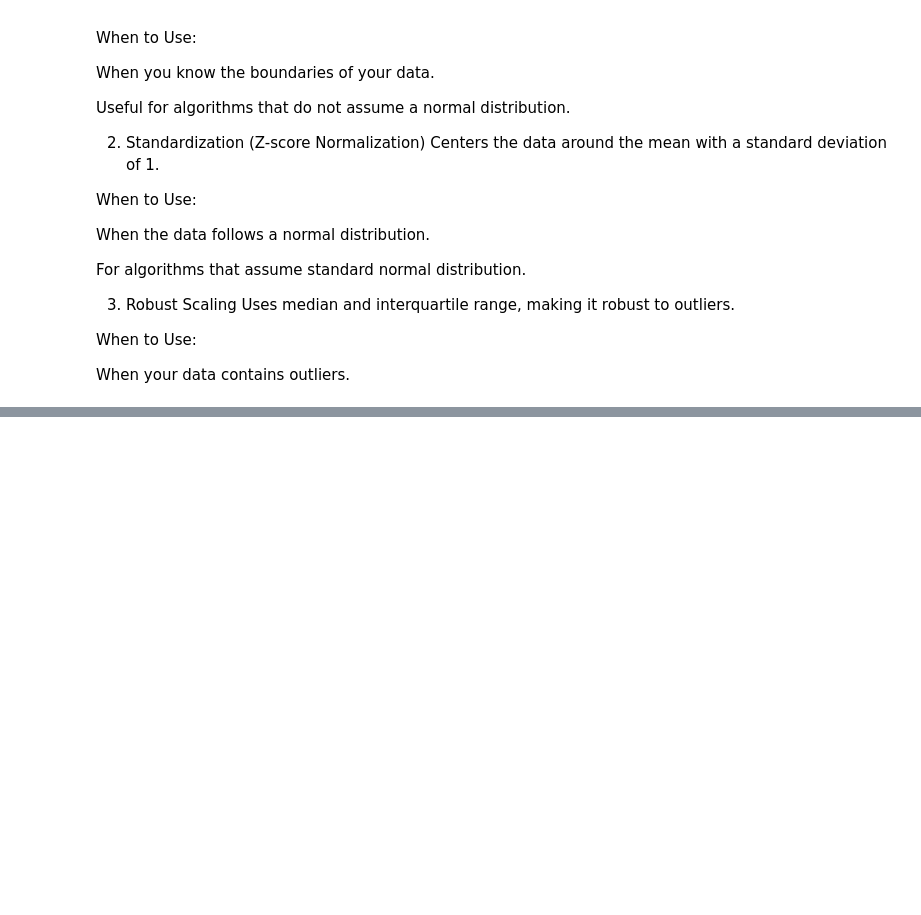
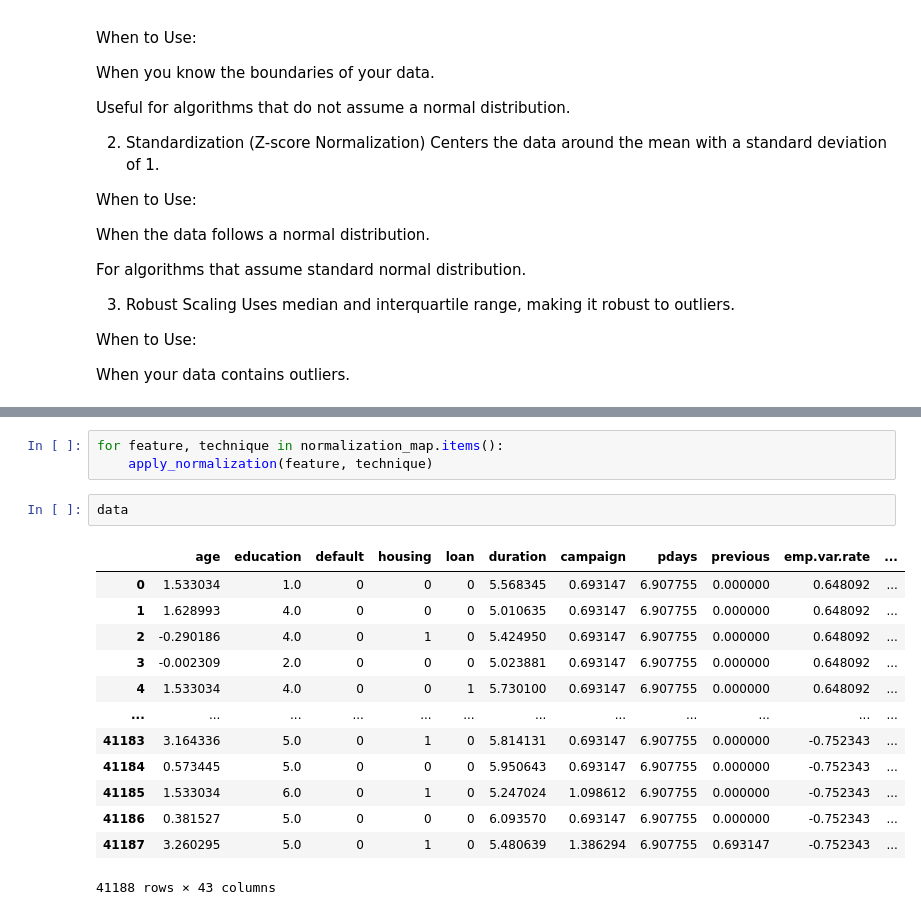
Before and after one commit to BPATHAK10/Bank-Marketing-Classifier, a Jupyter notebook: Homework-5.ipynb, the cells around one changed output, grey strips where cells are left out. Saved outputs shown, nothing was run; the diff lists cells and outputs as text; blank space fills up the shorter version.

Commit message:
completed feature normalization

```diff
--- a/Homework-5.ipynb
+++ b/Homework-5.ipynb
@@ -269,0 +435,19 @@ plt.show()
+# %%
+for feature, technique in normalization_map.items():
+    apply_normalization(feature, technique)
+# %%
+data
+# %% [output]
+|  | age | education | default | housing | loan | duration | campaign | pdays | previous | emp.var.rate | ... |
+| 0 | 1.533034 | 1.0 | 0 | 0 | 0 | 5.568345 | 0.693147 | 6.907755 | 0.000000 | 0.648092 | ... |
+| 1 | 1.628993 | 4.0 | 0 | 0 | 0 | 5.010635 | 0.693147 | 6.907755 | 0.000000 | 0.648092 | ... |
+| 2 | -0.290186 | 4.0 | 0 | 1 | 0 | 5.424950 | 0.693147 | 6.907755 | 0.000000 | 0.648092 | ... |
+| 3 | -0.002309 | 2.0 | 0 | 0 | 0 | 5.023881 | 0.693147 | 6.907755 | 0.000000 | 0.648092 | ... |
+| 4 | 1.533034 | 4.0 | 0 | 0 | 1 | 5.730100 | 0.693147 | 6.907755 | 0.000000 | 0.648092 | ... |
+| ... | ... | ... | ... | ... | ... | ... | ... | ... | ... | ... | ... |
+| 41183 | 3.164336 | 5.0 | 0 | 1 | 0 | 5.814131 | 0.693147 | 6.907755 | 0.000000 | -0.752343 | ... |
+| 41184 | 0.573445 | 5.0 | 0 | 0 | 0 | 5.950643 | 0.693147 | 6.907755 | 0.000000 | -0.752343 | ... |
+| 41185 | 1.533034 | 6.0 | 0 | 1 | 0 | 5.247024 | 1.098612 | 6.907755 | 0.000000 | -0.752343 | ... |
+| 41186 | 0.381527 | 5.0 | 0 | 0 | 0 | 6.093570 | 0.693147 | 6.907755 | 0.000000 | -0.752343 | ... |
+| 41187 | 3.260295 | 5.0 | 0 | 1 | 0 | 5.480639 | 1.386294 | 6.907755 | 0.693147 | -0.752343 | ... |
+41188 rows × 43 columns
```
Also changed, not shown: parts of 10 cells of this notebook.
